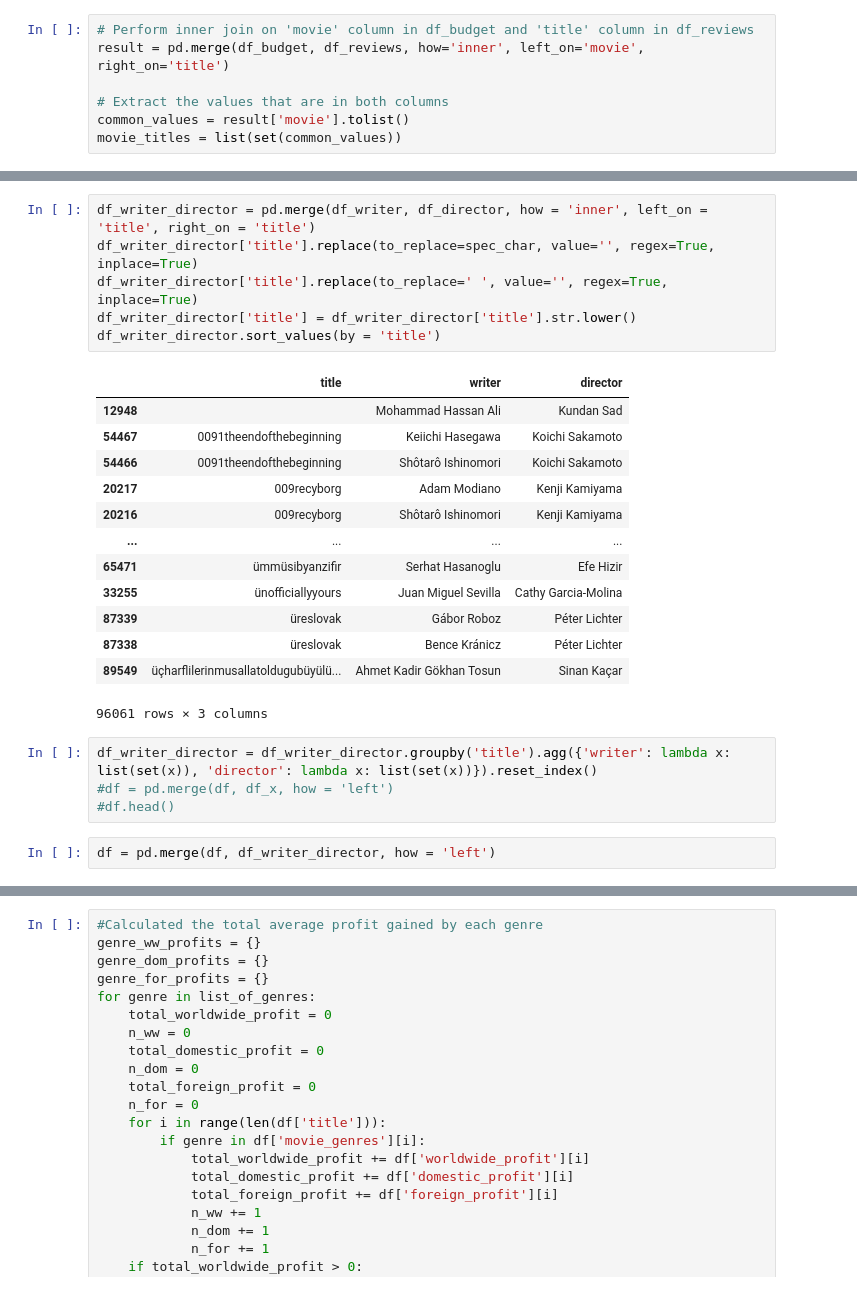
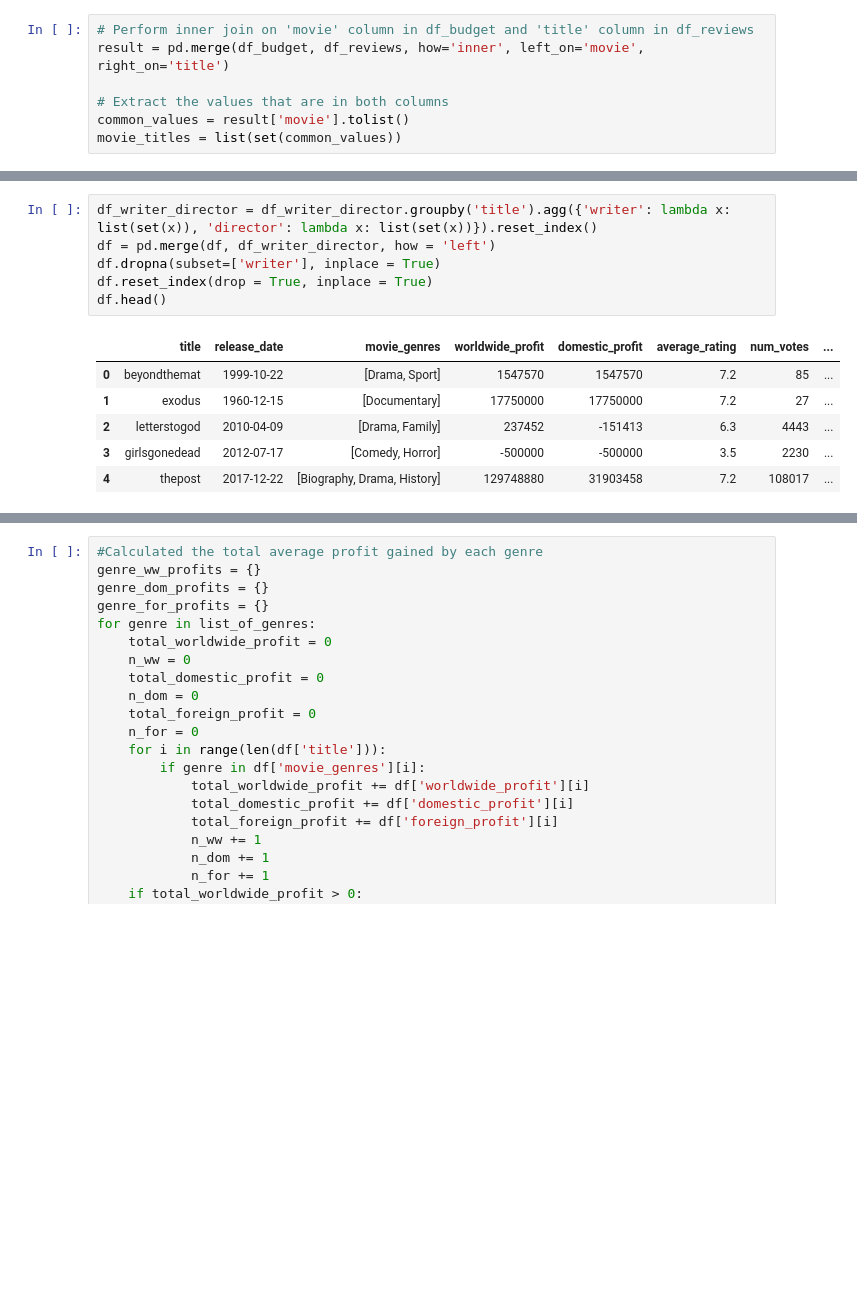
Before and after one commit to mastergrumpus/movie_analysis, a Jupyter notebook: movie_analysis.ipynb, the cells around one changed output, grey strips where cells are left out. Cells and saved outputs as stored; diff of their text form; blank space fills up the shorter version.

```diff
--- a/movie_analysis.ipynb
+++ b/movie_analysis.ipynb
@@ -279,26 +218,13 @@ df_writer = pd.read_sql(writer_query, cast)
-# %%
-df_writer_director = pd.merge(df_writer, df_director, how = 'inner', left_on = 'title', right_on = 'title')
-df_writer_director['title'].replace(to_replace=spec_char, value='', regex=True, inplace=True)
-df_writer_director['title'].replace(to_replace=' ', value='', regex=True, inplace=True)
-df_writer_director['title'] = df_writer_director['title'].str.lower()
-df_writer_director.sort_values(by = 'title')
-# %% [output]
-|  | title | writer | director |
-| 12948 |  | Mohammad Hassan Ali | Kundan Sad |
-| 54467 | 0091theendofthebeginning | Keiichi Hasegawa | Koichi Sakamoto |
-| 54466 | 0091theendofthebeginning | Shôtarô Ishinomori | Koichi Sakamoto |
-| 20217 | 009recyborg | Adam Modiano | Kenji Kamiyama |
-| 20216 | 009recyborg | Shôtarô Ishinomori | Kenji Kamiyama |
-| ... | ... | ... | ... |
-| 65471 | ümmüsibyanzifir | Serhat Hasanoglu | Efe Hizir |
-| 33255 | ünofficiallyyours | Juan Miguel Sevilla | Cathy Garcia-Molina |
-| 87339 | üreslovak | Gábor Roboz | Péter Lichter |
-| 87338 | üreslovak | Bence Kránicz | Péter Lichter |
-| 89549 | üçharflilerinmusallatoldugubüyülü... | Ahmet Kadir Gökhan Tosun | Sinan Kaçar |
-96061 rows × 3 columns
 # %%
 df_writer_director = df_writer_director.groupby('title').agg({'writer': lambda x: list(set(x)), 'director': lambda x: list(set(x))}).reset_index()
-#df = pd.merge(df, df_x, how = 'left')
-#df.head()
+df = pd.merge(df, df_writer_director, how = 'left')
+df.dropna(subset=['writer'], inplace = True)
+df.reset_index(drop = True, inplace = True)
+df.head()
+# %% [output]
+|  | title | release_date | movie_genres | worldwide_profit | domestic_profit | average_rating | num_votes | ... |
+| 0 | beyondthemat | 1999-10-22 | [Drama, Sport] | 1547570 | 1547570 | 7.2 | 85 | ... |
+| 1 | exodus | 1960-12-15 | [Documentary] | 17750000 | 17750000 | 7.2 | 27 | ... |
+| 2 | letterstogod | 2010-04-09 | [Drama, Family] | 237452 | -151413 | 6.3 | 4443 | ... |
+| 3 | girlsgonedead | 2012-07-17 | [Comedy, Horror] | -500000 | -500000 | 3.5 | 2230 | ... |
+| 4 | thepost | 2017-12-22 | [Biography, Drama, History] | 129748880 | 31903458 | 7.2 | 108017 | ... |
-# %%
-df = pd.merge(df, df_writer_director, how = 'left')
```
Also changed, not shown: parts of 22 cells of this notebook.
